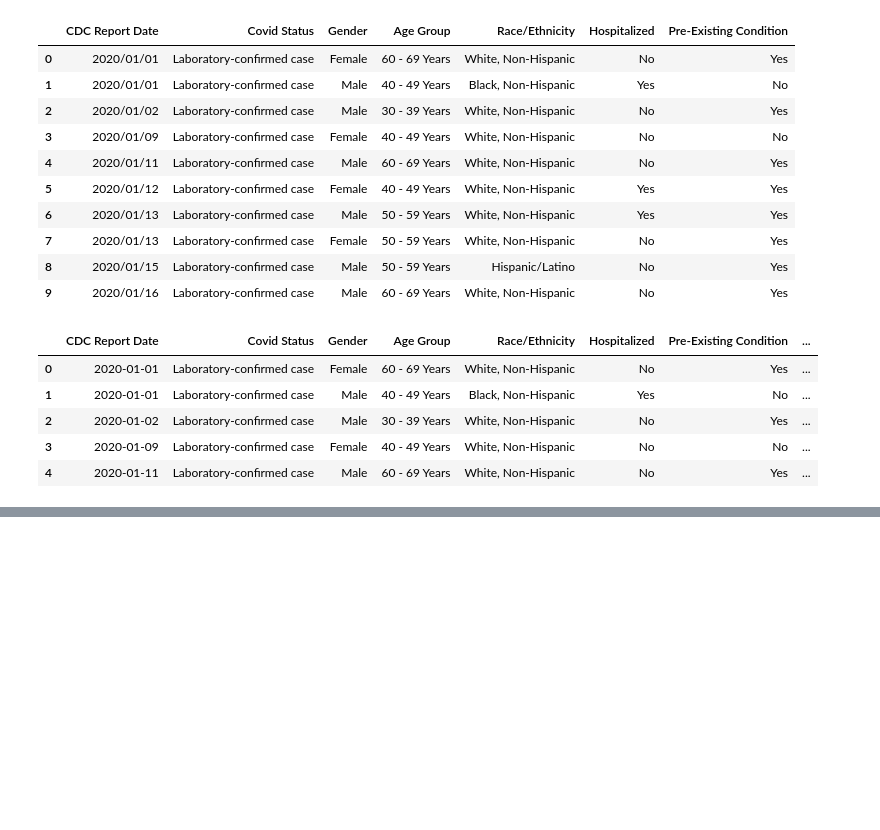
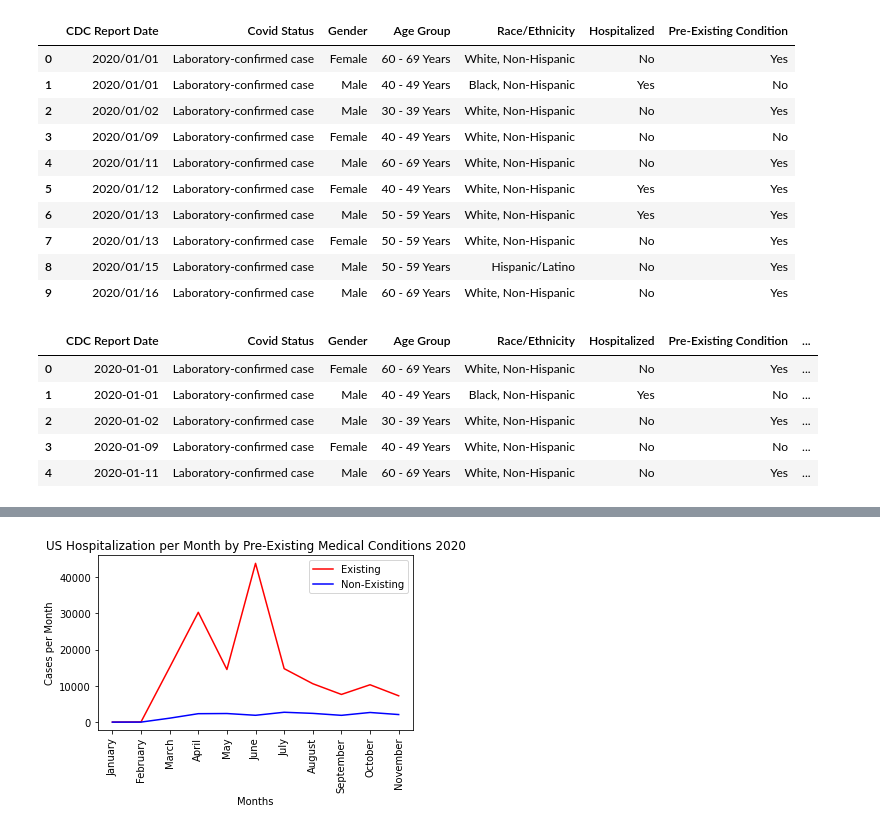
Before and after one commit to jforbis/rougeSquadron, a Jupyter notebook: JupyterScripts/StevensCleanData.ipynb, the cells around one changed output, grey strips where cells are left out. Cells and saved outputs as stored; diff of their text form; code cells hidden in the pictures; blank space fills up the shorter version.

```diff
--- a/JupyterScripts/StevensCleanData.ipynb
+++ b/JupyterScripts/StevensCleanData.ipynb
@@ -335,5 +455,0 @@ patient_age_df.head()
-# %%
-# Data Frame Specific to the Analysis of Pre-Exisiting Condition vs. Hospitalization Status
-patient_premed_df = resetCdcDf[["Covid Status", "Gender", "Hospitalized",
-                             "Age Group", "Pre-Existing Condition"]]
-patient_premed_df.head(10)
@@ -351,0 +456,13 @@ patient_premed_df.head(10)
+# %%
+# Make Data Frame only including columns where Hospitalized is True
+hos_patient_premed_df = patient_premed_df[patient_premed_df['Hospitalized'] == "Yes"]
+hos_patient_premed_df.head()
+
+# Create a data frame grouped by Month and Pre-Existing Condition
+prehos_month_df = hos_patient_premed_df.groupby(["CDC Report Month", "Pre-Existing Condition"])
+prehos_avg = prehos_month_df.count()
+prehos_avg
+
+# Pivot table for readability and plotting purposes
+prehos_avg_pivot = prehos_avg.pivot_table('Hospitalized', index='CDC Report Month', columns='Pre-Existing Condition')
+prehos_avg_pivot
@@ -351,0 +483,16 @@ patient_premed_df.head(10)
+# %%
+## Create a line graph based on the Pre-Existing Medical Condition (Hospitalization = Yes)
+hosexis_avg, = plt.plot(months, prehos_avg_pivot['Yes'], color="red", label="Existing")
+hosnon_avg, = plt.plot(months, prehos_avg_pivot['No'], color="blue", label="Non-Existing")
+
+# Set the labels, axes, legend, and title
+plt.xticks(tick_locations, months, rotation="vertical")
+plt.title("US Hospitalization per Month by Pre-Existing Medical Conditions 2020")
+plt.xlabel("Months")
+plt.ylabel("Cases per Month")
+plt.legend(handles=[hosexis_avg, hosnon_avg], loc="best")
+
+plt.tight_layout()
+plt.show()
+# %% [output]
+[figure, added]
```
Also changed, not shown: parts of 14 cells of this notebook.
